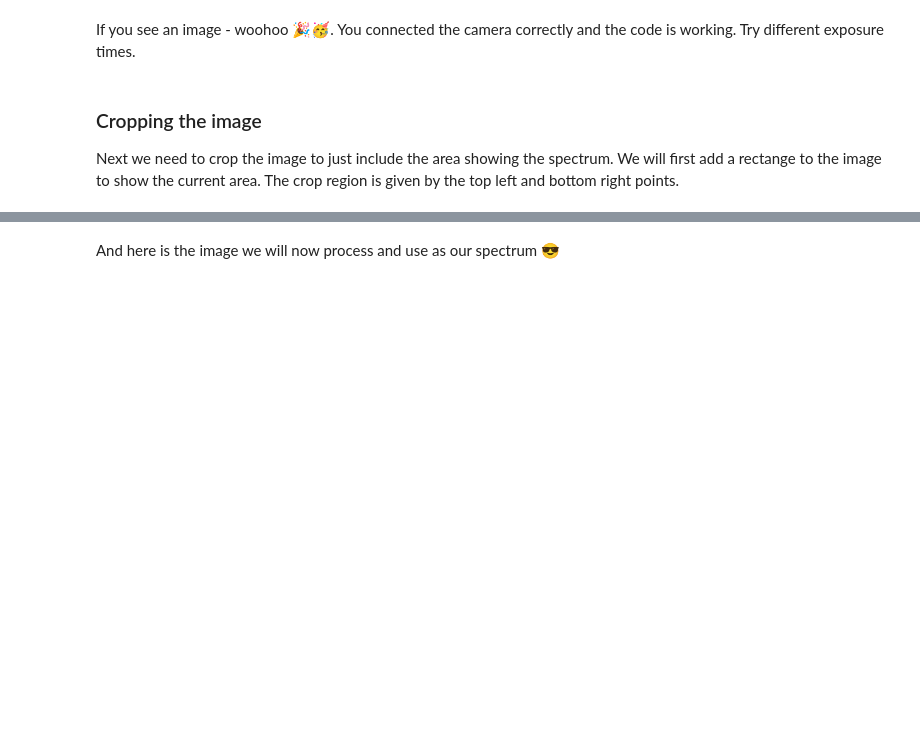
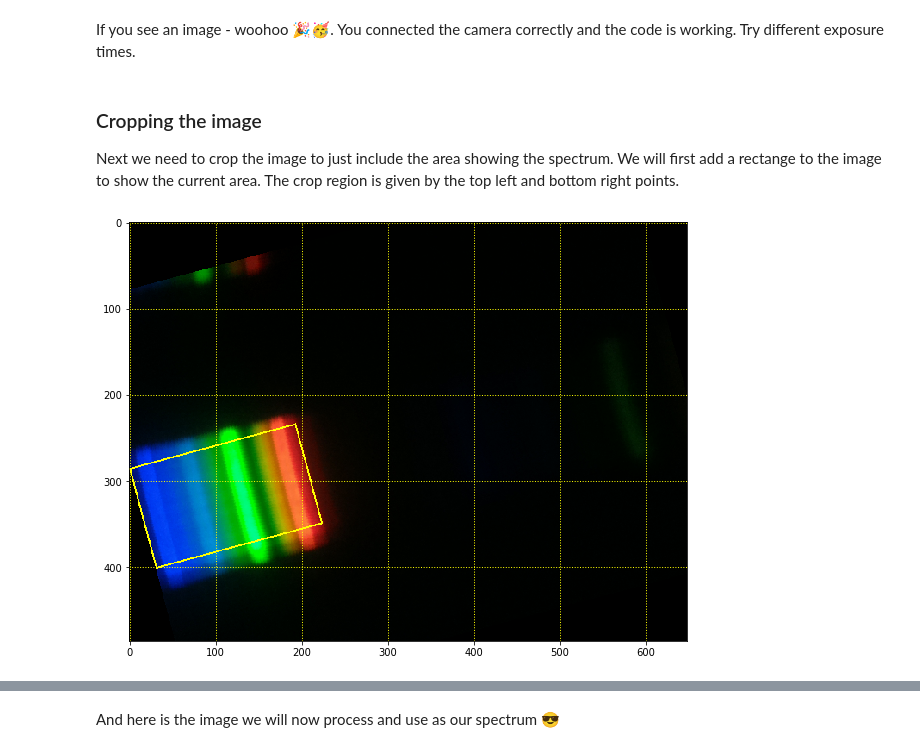
Before and after one commit to orcsgirls/LegoSpectrometer, a Jupyter notebook: SpectrometerControl.ipynb, the cells around one changed output, grey strips where cells are left out. Cells and saved outputs as stored; diff of their text form; code cells hidden in the pictures; blank space fills up the shorter version.

```diff
--- a/SpectrometerControl.ipynb
+++ b/SpectrometerControl.ipynb
@@ -69,13 +69,19 @@ Next we need to crop the image to just include the area showing the spectrum. We
 # %%
 def drawRectangle(img,crop):
     temp = img.copy() # Making a copy to keep our raw image without the lines :)
     draw = ImageDraw.Draw(temp)
     draw.rectangle(crop, outline=(255, 255, 0), width=2)
     return temp
 
-crop=[150,200,400,340]
+crop=[0,200,200,320]
 tmp=drawRectangle(image,crop)
-tmp
+tmp2=tmp.rotate(15.)
+plt.imshow(tmp2)
+
+ax = plt.gca()
+ax.grid(color='yellow', linestyle='dotted', linewidth=1)
+# %% [output]
+[figure, added]
 # %%
 def imageCrop(img,crop):
     return image.crop(crop)
```
Also changed, not shown: parts of 8 cells of this notebook, 2 other files.
